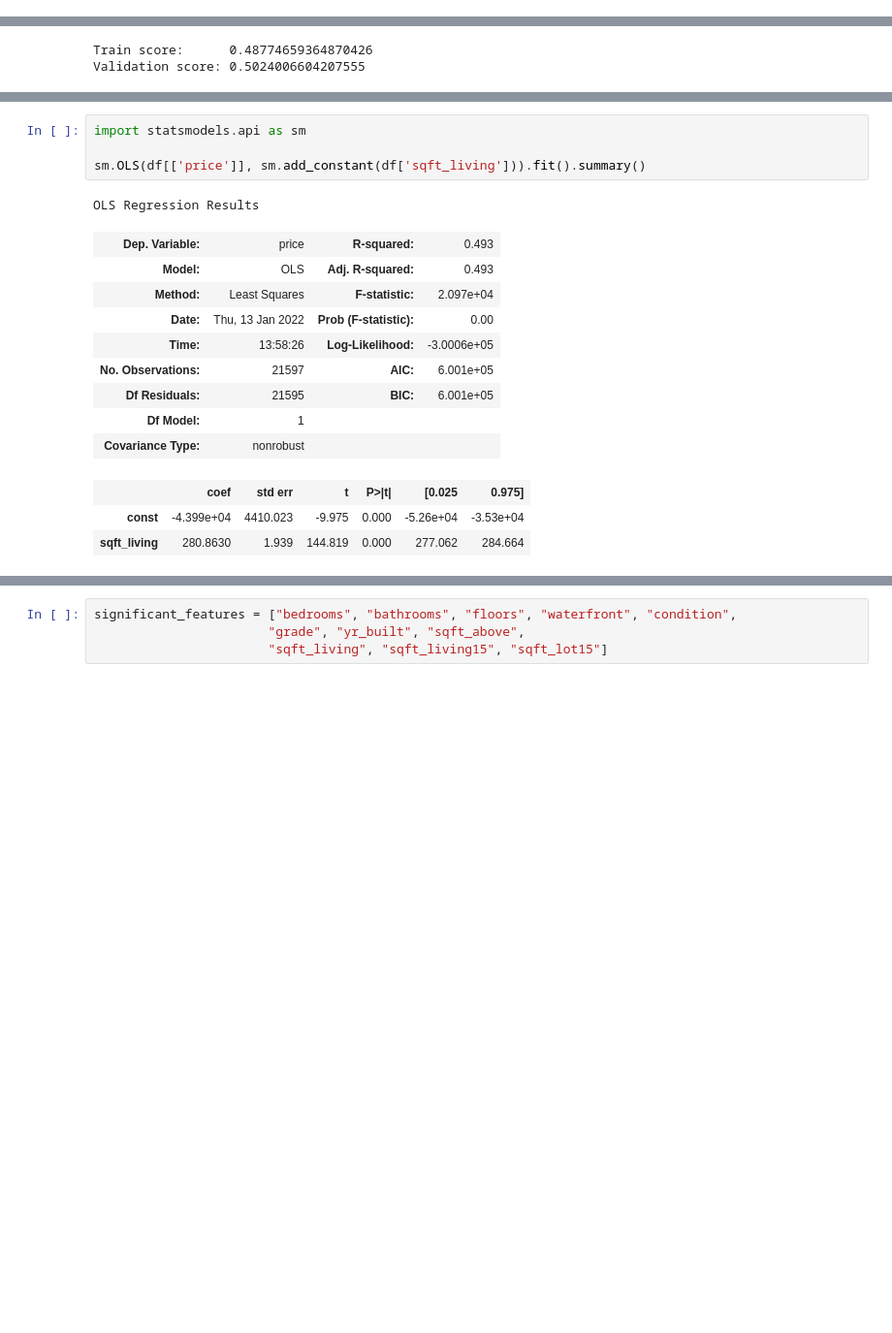
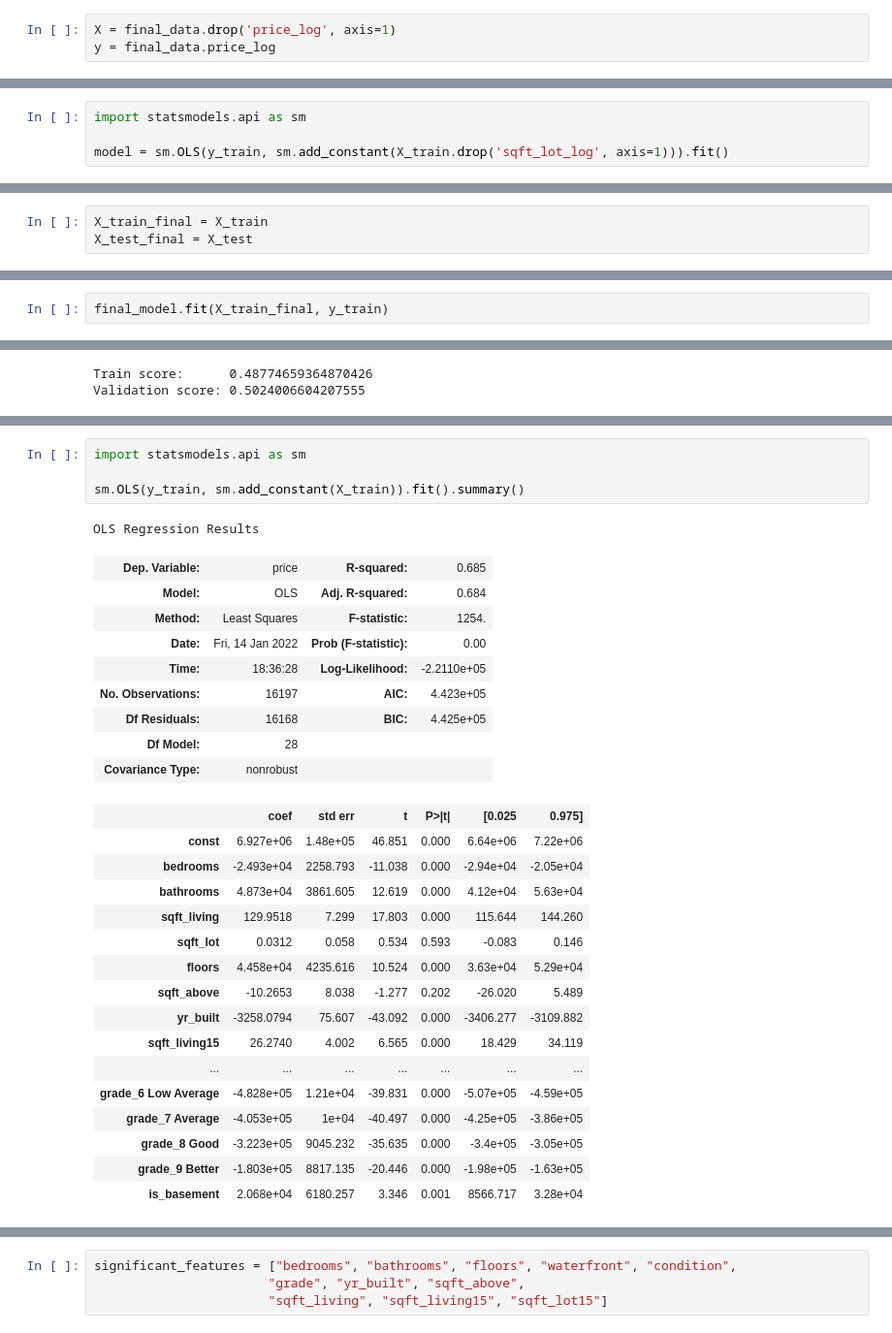
Before and after one commit to bentoler22/Flatiron_Phase_2_Project, a Jupyter notebook: student.ipynb, the cells around one changed output, grey strips where cells are left out. Shown: that part at 97% size. Cells and saved outputs as stored; diff of their text form; blank space fills up the shorter version.

```diff
--- a/student.ipynb
+++ b/student.ipynb
@@ -76,3 +137,6 @@ y = df[df.price < 1000000].price
+# %%
+X = final_data.drop('price_log', axis=1)
+y = final_data.price_log
 # %%
 from sklearn.model_selection import train_test_split
 X_train, X_test, y_train, y_test = train_test_split(X, y, test_size=0.25)
@@ -164,0 +145,4 @@ y.hist(bins='auto')
+# %%
+import statsmodels.api as sm
+
+model = sm.OLS(y_train, sm.add_constant(X_train.drop('sqft_lot_log', axis=1))).fit()
@@ -164,0 +182,3 @@ y.hist(bins='auto')
+# %%
+X_train_final = X_train
+X_test_final = X_test
@@ -164,0 +187,2 @@ y.hist(bins='auto')
+# %%
+final_model.fit(X_train_final, y_train)
@@ -205,18 +283,31 @@ Validation score: 0.6731097985557474
 # %%
 import statsmodels.api as sm
 
-sm.OLS(df[['price']], sm.add_constant(df['sqft_living'])).fit().summary()
+sm.OLS(y_train, sm.add_constant(X_train)).fit().summary()
 # %% [output]
 OLS Regression Results
-| Dep. Variable: | price | R-squared: | 0.493 |
-| Model: | OLS | Adj. R-squared: | 0.493 |
-| Method: | Least Squares | F-statistic: | 2.097e+04 |
-| Date: | Thu, 13 Jan 2022 | Prob (F-statistic): | 0.00 |
-| Time: | 13:58:26 | Log-Likelihood: | -3.0006e+05 |
-| No. Observations: | 21597 | AIC: | 6.001e+05 |
-| Df Residuals: | 21595 | BIC: | 6.001e+05 |
-| Df Model: | 1 |  |  |
+| Dep. Variable: | price | R-squared: | 0.685 |
+| Model: | OLS | Adj. R-squared: | 0.684 |
+| Method: | Least Squares | F-statistic: | 1254. |
+| Date: | Fri, 14 Jan 2022 | Prob (F-statistic): | 0.00 |
+| Time: | 18:36:28 | Log-Likelihood: | -2.2110e+05 |
+| No. Observations: | 16197 | AIC: | 4.423e+05 |
+| Df Residuals: | 16168 | BIC: | 4.425e+05 |
+| Df Model: | 28 |  |  |
 | Covariance Type: | nonrobust |  |  |
 |  | coef | std err | t | P>|t| | [0.025 | 0.975] |
-| const | -4.399e+04 | 4410.023 | -9.975 | 0.000 | -5.26e+04 | -3.53e+04 |
-| sqft_living | 280.8630 | 1.939 | 144.819 | 0.000 | 277.062 | 284.664 |
+| const | 6.927e+06 | 1.48e+05 | 46.851 | 0.000 | 6.64e+06 | 7.22e+06 |
+| bedrooms | -2.493e+04 | 2258.793 | -11.038 | 0.000 | -2.94e+04 | -2.05e+04 |
+| bathrooms | 4.873e+04 | 3861.605 | 12.619 | 0.000 | 4.12e+04 | 5.63e+04 |
+| sqft_living | 129.9518 | 7.299 | 17.803 | 0.000 | 115.644 | 144.260 |
+| sqft_lot | 0.0312 | 0.058 | 0.534 | 0.593 | -0.083 | 0.146 |
+| floors | 4.458e+04 | 4235.616 | 10.524 | 0.000 | 3.63e+04 | 5.29e+04 |
+| sqft_above | -10.2653 | 8.038 | -1.277 | 0.202 | -26.020 | 5.489 |
+| yr_built | -3258.0794 | 75.607 | -43.092 | 0.000 | -3406.277 | -3109.882 |
+| sqft_living15 | 26.2740 | 4.002 | 6.565 | 0.000 | 18.429 | 34.119 |
+| ... | ... | ... | ... | ... | ... | ... |
+| grade_6 Low Average | -4.828e+05 | 1.21e+04 | -39.831 | 0.000 | -5.07e+05 | -4.59e+05 |
+| grade_7 Average | -4.053e+05 | 1e+04 | -40.497 | 0.000 | -4.25e+05 | -3.86e+05 |
+| grade_8 Good | -3.223e+05 | 9045.232 | -35.635 | 0.000 | -3.4e+05 | -3.05e+05 |
+| grade_9 Better | -1.803e+05 | 8817.135 | -20.446 | 0.000 | -1.98e+05 | -1.63e+05 |
+| is_basement | 2.068e+04 | 6180.257 | 3.346 | 0.001 | 8566.717 | 3.28e+04 |
```
Also changed, not shown: parts of 85 cells of this notebook, 1 other file.
